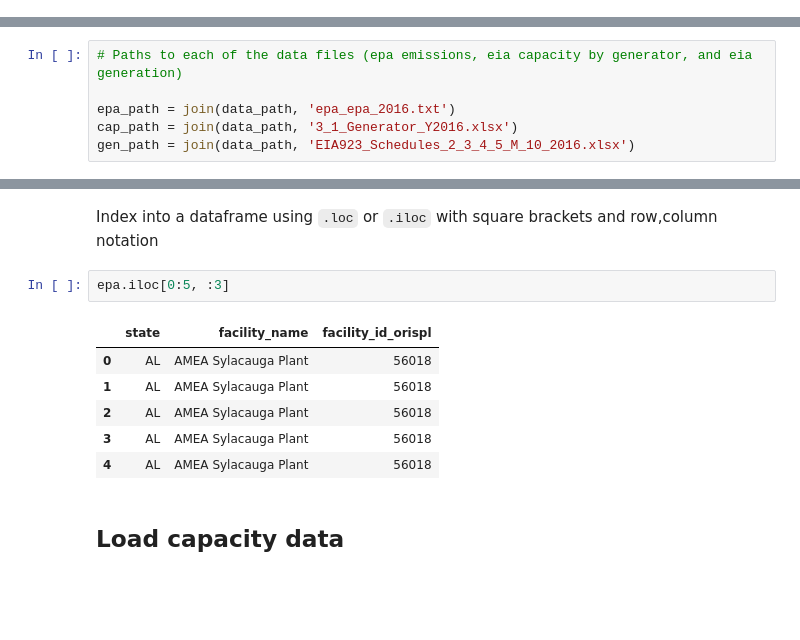
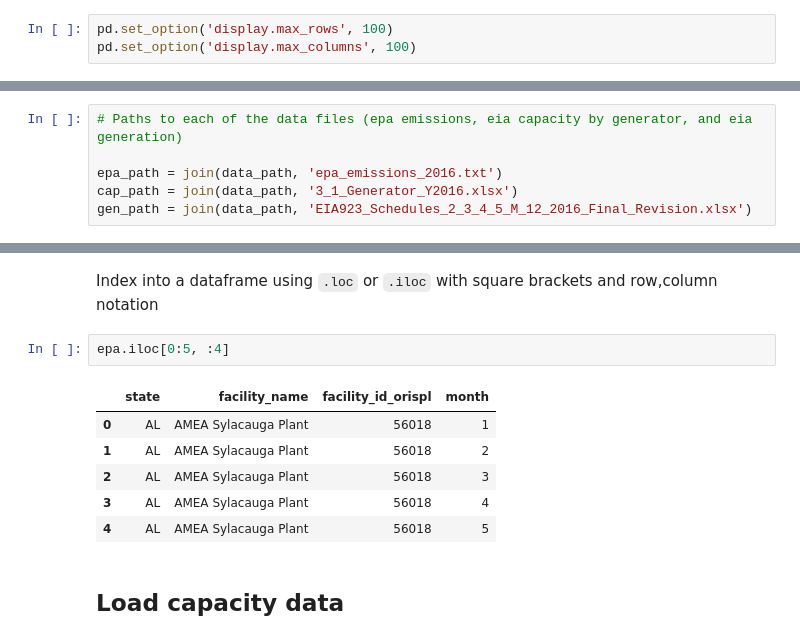
Before and after one commit to gschivley/python-data-analysis-class, a Jupyter notebook: notebooks/Pandas/2 - Explore file imports.ipynb, the cells around one changed output, grey strips where cells are left out. Saved outputs shown, nothing was run; the diff lists cells and outputs as text; blank space fills up the shorter version.

```diff
--- a/notebooks/Pandas/2 - Explore file imports.ipynb
+++ b/notebooks/Pandas/2 - Explore file imports.ipynb
@@ -12,2 +14,5 @@ data_path = join(cwd, '..', '..', 'data')
+# %%
+pd.set_option('display.max_rows', 100)
+pd.set_option('display.max_columns', 100)
 # %% [markdown]
 ### Don't write absolute paths
@@ -15,9 +30,9 @@ An absolute path is something like `/Users/Home/Documents/GitHub/python-data-ana
 # %%
 # Paths to each of the data files (epa emissions, eia capacity by generator, and eia generation)
 
-epa_path = join(data_path, 'epa_epa_2016.txt')
+epa_path = join(data_path, 'epa_emissions_2016.txt')
 cap_path = join(data_path, '3_1_Generator_Y2016.xlsx')
-gen_path = join(data_path, 'EIA923_Schedules_2_3_4_5_M_10_2016.xlsx')
+gen_path = join(data_path, 'EIA923_Schedules_2_3_4_5_M_12_2016_Final_Revision.xlsx')
 # %% [markdown]
 ## Load EPA epa data
 Lets load the file and see what needs to be done to make sure the data is in good shape and accessible.
@@ -139,14 +151,14 @@ epa.describe()
 # %% [markdown]
 Index into a dataframe using `.loc` or `.iloc` with square brackets and row,column notation
 # %%
-epa.iloc[0:5, :3]
+epa.iloc[0:5, :4]
 # %% [output]
-|  | state | facility_name | facility_id_orispl |
-| 0 | AL | AMEA Sylacauga Plant | 56018 |
-| 1 | AL | AMEA Sylacauga Plant | 56018 |
-| 2 | AL | AMEA Sylacauga Plant | 56018 |
-| 3 | AL | AMEA Sylacauga Plant | 56018 |
-| 4 | AL | AMEA Sylacauga Plant | 56018 |
+|  | state | facility_name | facility_id_orispl | month |
+| 0 | AL | AMEA Sylacauga Plant | 56018 | 1 |
+| 1 | AL | AMEA Sylacauga Plant | 56018 | 2 |
+| 2 | AL | AMEA Sylacauga Plant | 56018 | 3 |
+| 3 | AL | AMEA Sylacauga Plant | 56018 | 4 |
+| 4 | AL | AMEA Sylacauga Plant | 56018 | 5 |
 # %% [markdown]
 ## Load capacity data
 # %%
```
Also changed, not shown: parts of 110 cells of this notebook.
